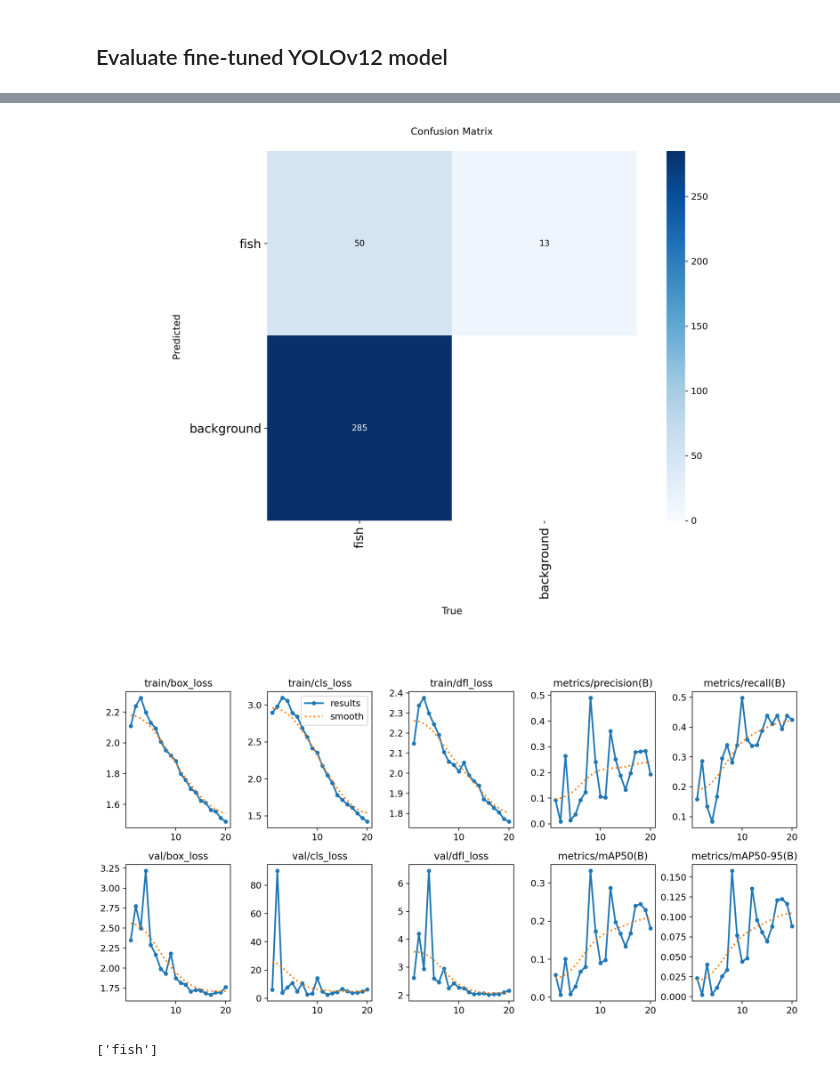
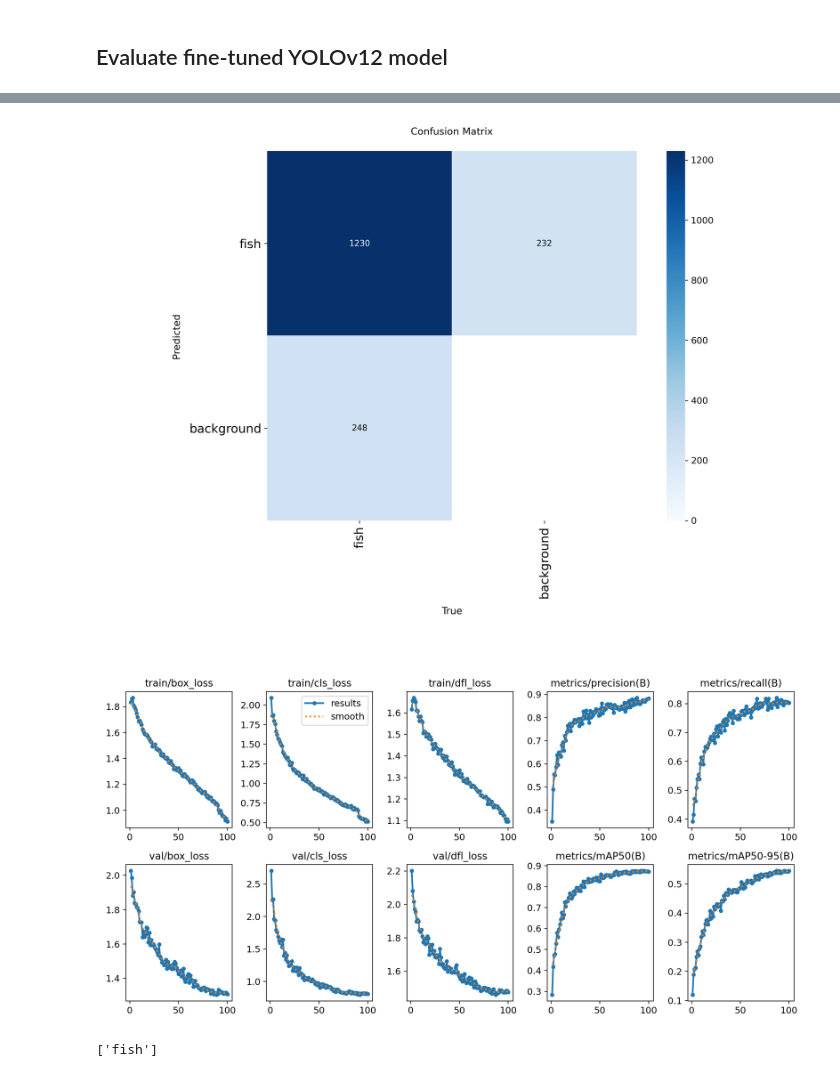
Before and after one commit to laurent-pereira/yolo-notebooks, a Jupyter notebook: notebooks/train-yolo-fish-model.ipynb, the cells around one changed output, grey strips where cells are left out. Saved outputs shown, nothing was run; the diff lists cells and outputs as text; code cells hidden in the pictures.

Commit message:
New training

```diff
--- a/notebooks/train-yolo-fish-model.ipynb
+++ b/notebooks/train-yolo-fish-model.ipynb
@@ -364,15 +327,15 @@ labels.jpg                       train_batch11482.jpg    weights
 # %%
 from IPython.display import Image
 
-Image(filename=f'/home/jovyan/yolo-training/train8/confusion_matrix.png', width=1000)
+Image(filename=f'/home/jovyan/yolo-training/train18/confusion_matrix.png', width=1000)
 # %% [output]
-[figure, old version]
+[figure, new version]
 # %%
 from IPython.display import Image
 
-Image(filename=f'/home/jovyan/yolo-training/train8/results.png', width=1000)
+Image(filename=f'/home/jovyan/yolo-training/train18/results.png', width=1000)
 # %% [output]
-[figure, old version]
+[figure, new version]
 # %%
 import supervision as sv
 
```
Also changed, not shown: parts of 16 cells of this notebook, 1 other file.
